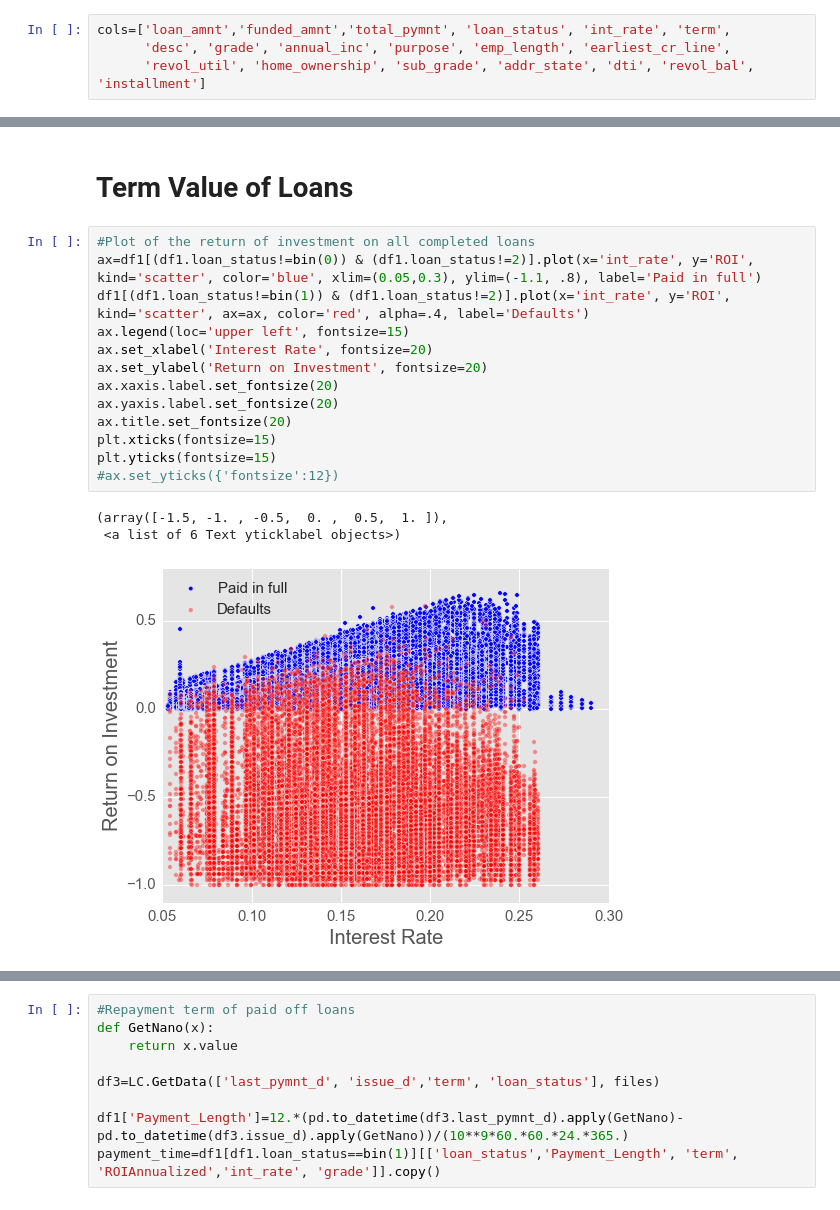
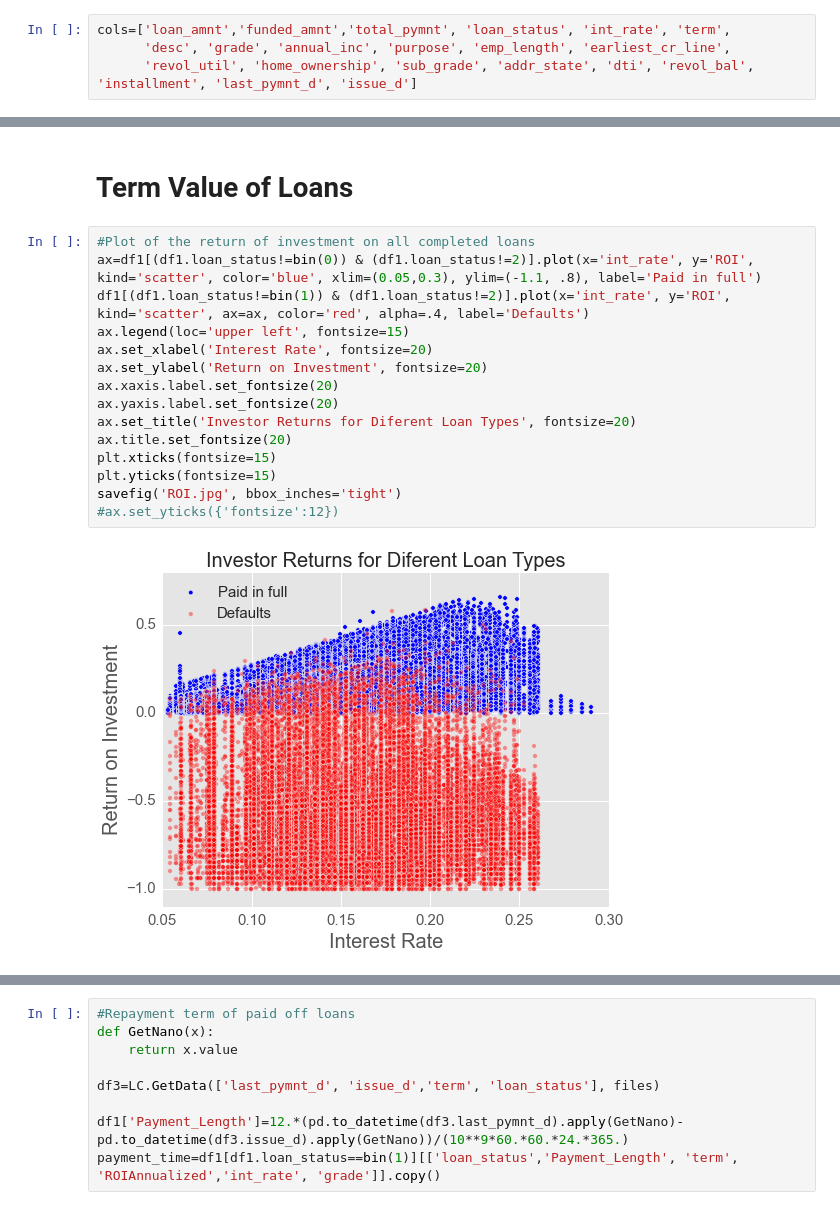
Before and after one commit to aaronf89/CapstoneApp, a Jupyter notebook: Visualizations.ipynb, the cells around one changed output, grey strips where cells are left out. Drawn from its saved outputs; the diff is of its cells as text.

```diff
--- a/Visualizations.ipynb
+++ b/Visualizations.ipynb
@@ -35,7 +22,7 @@ files=[file1,file2,file3,file4]
 # %%
 cols=['loan_amnt','funded_amnt','total_pymnt', 'loan_status', 'int_rate', 'term',
       'desc', 'grade', 'annual_inc', 'purpose', 'emp_length', 'earliest_cr_line',
-      'revol_util', 'home_ownership', 'sub_grade', 'addr_state', 'dti', 'revol_bal', 'installment']
+      'revol_util', 'home_ownership', 'sub_grade', 'addr_state', 'dti', 'revol_bal', 'installment', 'last_pymnt_d', 'issue_d']
 # %%
 #Load data in from files
 df1=LC.GetData(cols, files)
@@ -178,20 +165,20 @@ ax4.title.set_fontsize(20)
 # %%
 #Plot of the return of investment on all completed loans
 ax=df1[(df1.loan_status!=bin(0)) & (df1.loan_status!=2)].plot(x='int_rate', y='ROI', kind='scatter', color='blue', xlim=(0.05,0.3), ylim=(-1.1, .8), label='Paid in full')
 df1[(df1.loan_status!=bin(1)) & (df1.loan_status!=2)].plot(x='int_rate', y='ROI', kind='scatter', ax=ax, color='red', alpha=.4, label='Defaults')
 ax.legend(loc='upper left', fontsize=15)
 ax.set_xlabel('Interest Rate', fontsize=20)
 ax.set_ylabel('Return on Investment', fontsize=20)
 ax.xaxis.label.set_fontsize(20)
 ax.yaxis.label.set_fontsize(20)
+ax.set_title('Investor Returns for Diferent Loan Types', fontsize=20)
 ax.title.set_fontsize(20)
 plt.xticks(fontsize=15)
 plt.yticks(fontsize=15)
+savefig('ROI.jpg', bbox_inches='tight')
 #ax.set_yticks({'fontsize':12})
 # %% [output]
-(array([-1.5, -1. , -0.5,  0. ,  0.5,  1. ]),
- <a list of 6 Text yticklabel objects>)
-[figure, old version]
+[figure, new version]
 # %%
 #Plot of how much of the naive term value loans that are paid off actually achieve
 df1['Fraction_Of_Total']=df1.total_pymnt/(df1.installment*df1.term)
```
Also changed, not shown: parts of 6 cells of this notebook, 5 other files.
